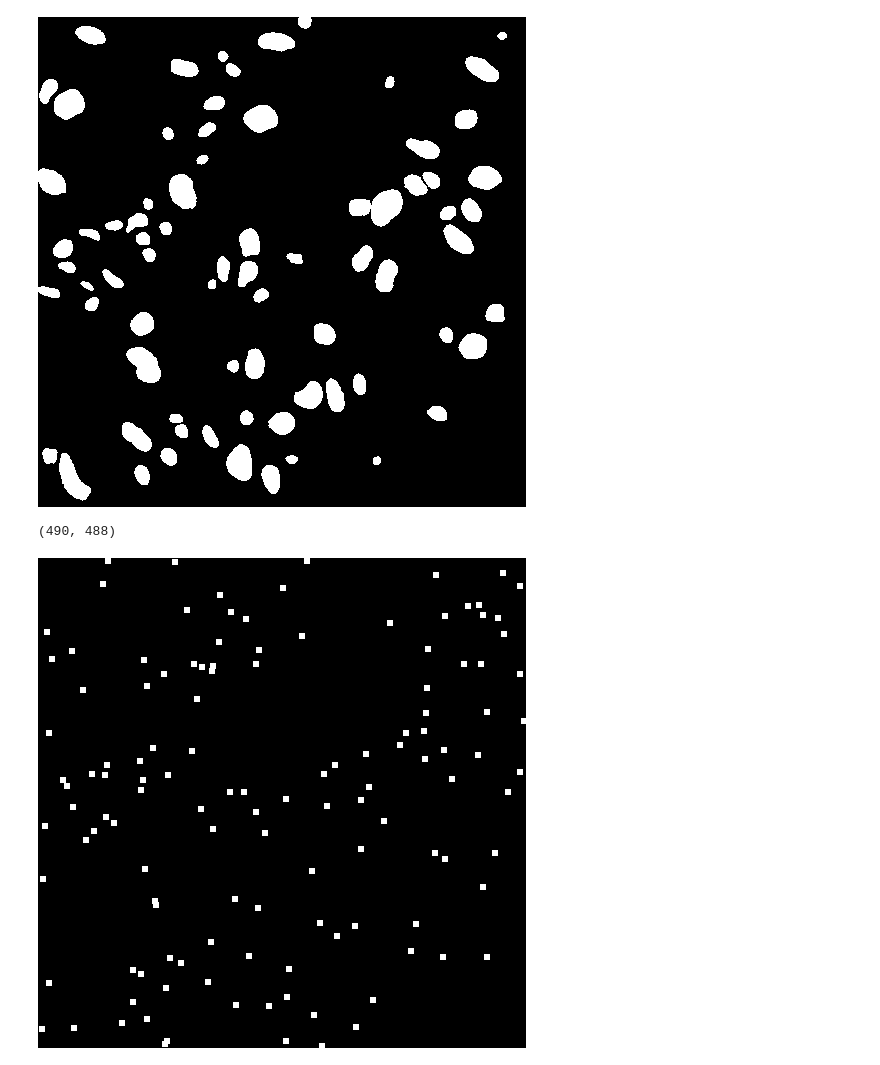
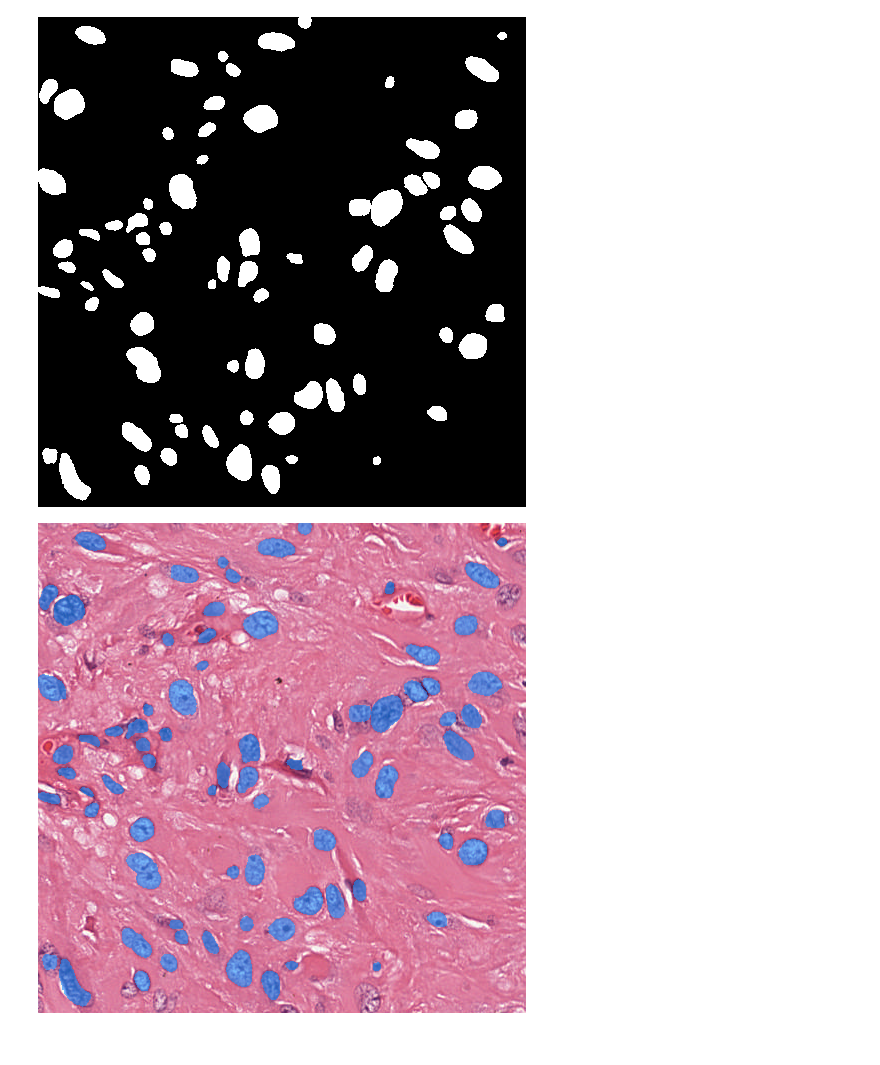
Before and after one commit to Chrisxee/CellPilot, a Jupyter notebook: notebooks/automatic.ipynb, the cells around one changed output. Saved outputs shown, nothing was run; the diff lists cells and outputs as text; code cells hidden in the pictures.

```diff
--- a/notebooks/automatic.ipynb
+++ b/notebooks/automatic.ipynb
@@ -21,16 +25,14 @@ masks_binary = masks > 0
 Image.fromarray(masks_binary.astype(np.uint8) * 255)
 # %% [output]
 [figure]
-# %%
-masks.shape
-# %% [output]
-(490, 488)
 # %%
 h, w = masks_binary.shape[-2:]
 color = np.array([30, 144, 255]).astype(np.uint8)
 colored_mask = masks_binary.reshape(h, w, 1) * color.reshape(1, 1, -1)
 colored_mask = colored_mask.astype(np.uint8)
 overlay =  np.where(colored_mask > 0, 0.4 * img_np, img_np)
 overlay = overlay.astype(np.uint8)
 overlay = cv2.addWeighted(overlay, 1.0, colored_mask, 0.6, 0.0)
-Image.fromarray(overlay).save("/home/ubuntu/thesis/samples/presi/overlay.png")
+Image.fromarray(overlay)
+# %% [output]
+[figure, added]
@@ -67,4 +38,0 @@ for i in np.unique(gt_np):
-# %%
-Image.fromarray(points.astype(np.uint8) * 255)
-# %% [output]
-[figure, removed]
```
Also changed, not shown: parts of 12 cells of this notebook, 1 other file.
